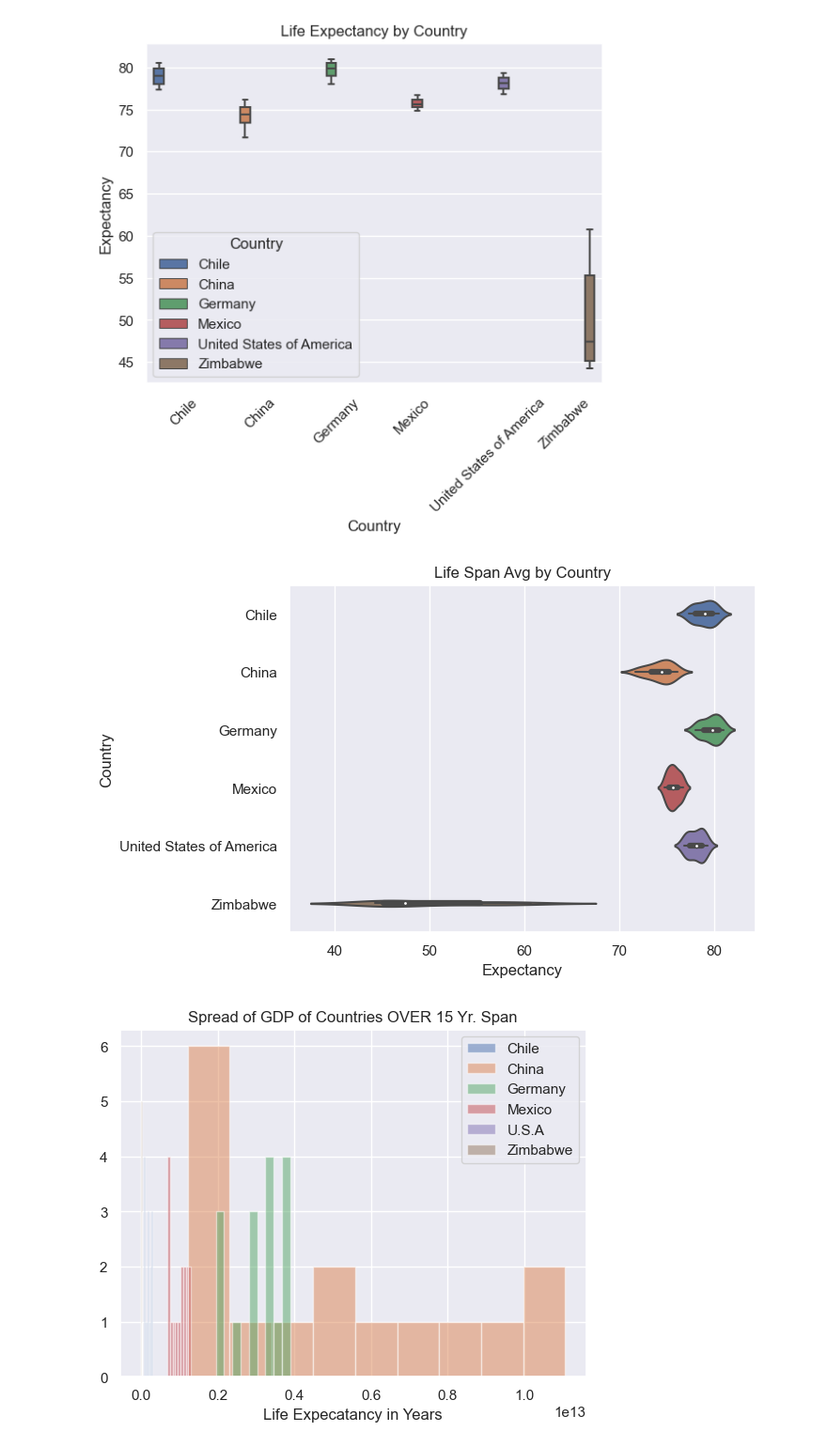
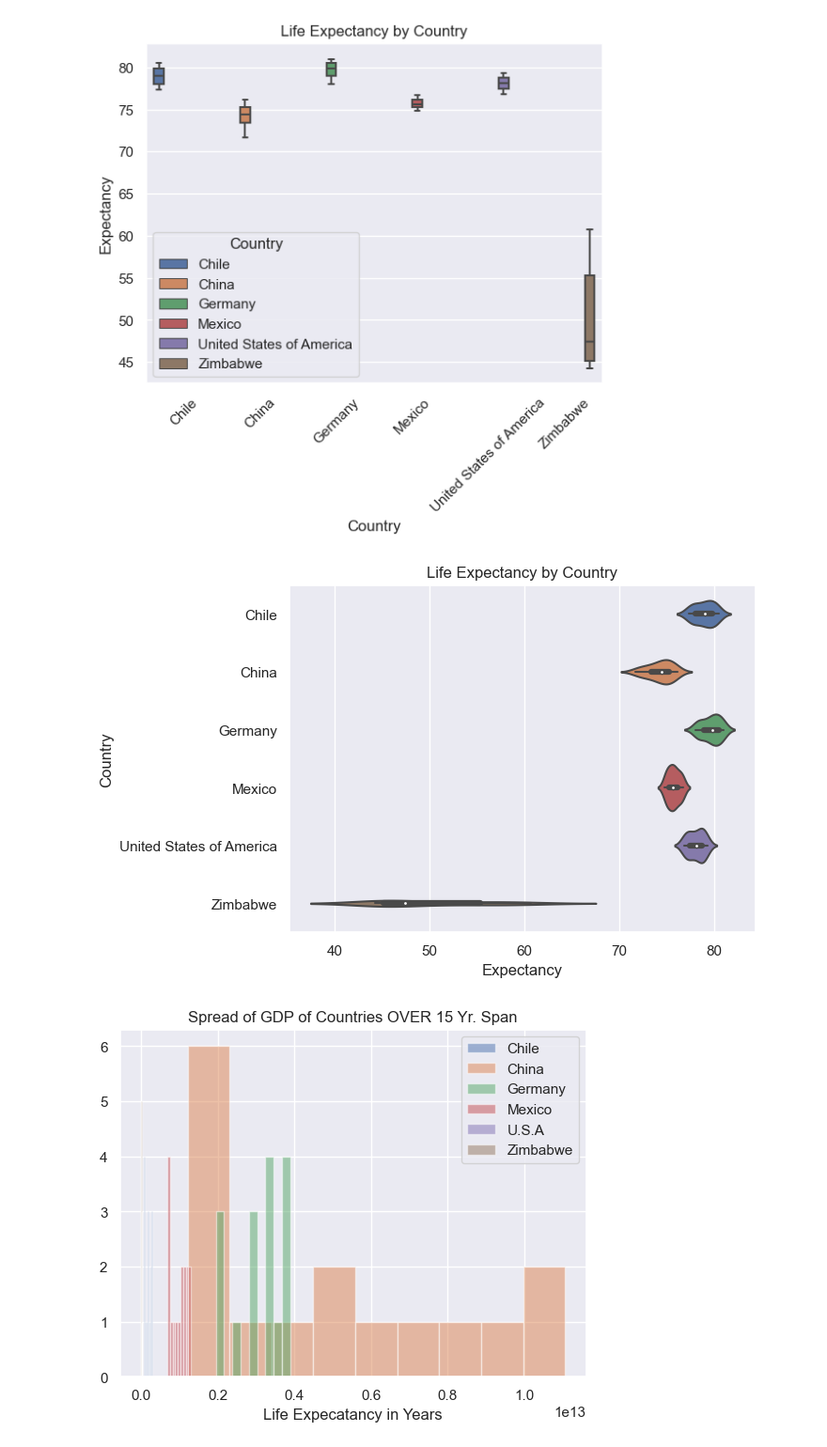
Before and after one commit to shortenedname/Personal---Portfolio-Projects, a Jupyter notebook: Life-Expectancy-and-GDP-Starter/Life-Expectancy-and-GDP-Starter/life_expectancy_gdp.ipynb, the cells around one changed output. Shown: that part at 94% size. Cells and saved outputs as stored; diff of their text form; code cells hidden in the pictures.

```diff
--- a/Life-Expectancy-and-GDP-Starter/Life-Expectancy-and-GDP-Starter/life_expectancy_gdp.ipynb
+++ b/Life-Expectancy-and-GDP-Starter/Life-Expectancy-and-GDP-Starter/life_expectancy_gdp.ipynb
@@ -184,10 +184,10 @@ plt.show()
 [figure]
 # %%
 sns.violinplot(data=converted_df, x="Expectancy", y="Country", scale="area")
-plt.title('Average Life Expectancy')
+plt.title('Life Expectancy by Country')
 plt.show()
 # %% [output]
-[figure, old version]
+[figure, new version]
 # %%
 
 #ax3 = plt.subplot()
```
Also changed, not shown: parts of 3 cells of this notebook, 11 other files.
